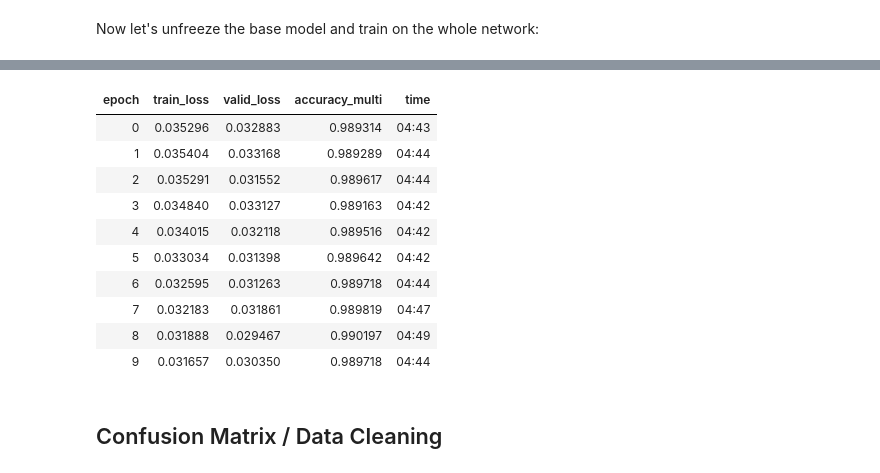
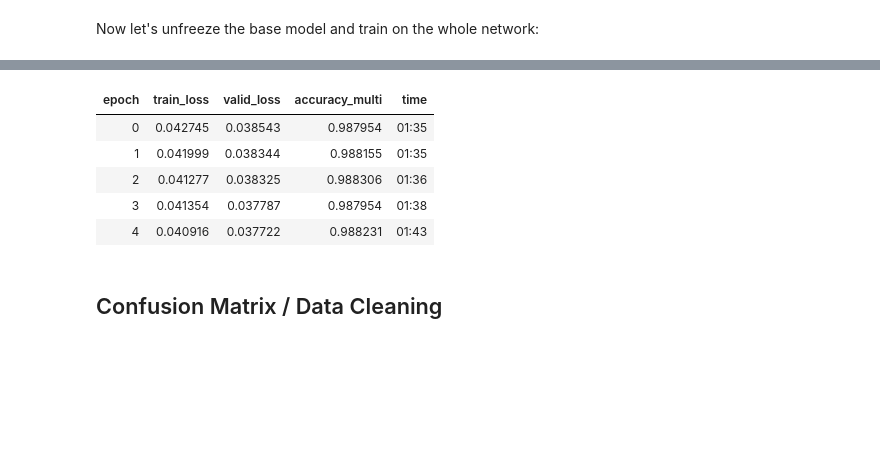
Before and after one commit to cltweedie/audio-app-mf-ct, a Jupyter notebook: model_colab_dev.ipynb, the cells around one changed output, grey strips where cells are left out. Drawn from its saved outputs; the diff is of its cells as text; code cells hidden in the pictures; blank space fills up the shorter version.

```diff
--- a/model_colab_dev.ipynb
+++ b/model_colab_dev.ipynb
@@ -423,6 +394,6 @@ Below are different options for learners - for experimentation
 # torch.nn.BCEWithLogitsLoss() = Binary Cross Entropy Loss from pytorch
 # accuracy_multi for multi label
 
-model = create_cnn_model(xresnet18, n_in=1, n_out=80, pretrained=True)
+model = create_cnn_model(xresnet18, n_in=1, n_out=80, pretrained=False)
 
 learn = Learner(dls, model, BCEWithLogitsLossFlat(), metrics=accuracy_multi) # pass custom model to Learner
@@ -450,0 +482,5 @@ learn.fit_one_cycle(10, 3e-2)
+# %%
+learn = Learner(dls, model, BCEWithLogitsLossFlat(), metrics=partial(accuracy_multi, thresh=0.4)) # pass custom model to Learner
+# %%
+# fit with one_cyle learning rate policy
+learn.fit_one_cycle(5, 3e-2)
@@ -463,16 +506,11 @@ SuggestedLRs(lr_min=6.309573450380412e-08, lr_steep=1.5848931980144698e-06)
 # %%
-learn.fit_one_cycle(10, lr_max=slice(1e-5,1e-3))
+learn.fit_one_cycle(5, lr_max=slice(1e-5,1e-3))
 # %% [output]
 | epoch | train_loss | valid_loss | accuracy_multi | time |
-| 0 | 0.035296 | 0.032883 | 0.989314 | 04:43 |
-| 1 | 0.035404 | 0.033168 | 0.989289 | 04:44 |
-| 2 | 0.035291 | 0.031552 | 0.989617 | 04:44 |
-| 3 | 0.034840 | 0.033127 | 0.989163 | 04:42 |
-| 4 | 0.034015 | 0.032118 | 0.989516 | 04:42 |
-| 5 | 0.033034 | 0.031398 | 0.989642 | 04:42 |
-| 6 | 0.032595 | 0.031263 | 0.989718 | 04:44 |
-| 7 | 0.032183 | 0.031861 | 0.989819 | 04:47 |
-| 8 | 0.031888 | 0.029467 | 0.990197 | 04:49 |
-| 9 | 0.031657 | 0.030350 | 0.989718 | 04:44 |
+| 0 | 0.042745 | 0.038543 | 0.987954 | 01:35 |
+| 1 | 0.041999 | 0.038344 | 0.988155 | 01:35 |
+| 2 | 0.041277 | 0.038325 | 0.988306 | 01:36 |
+| 3 | 0.041354 | 0.037787 | 0.987954 | 01:38 |
+| 4 | 0.040916 | 0.037722 | 0.988231 | 01:43 |
 # %%
 # Save the stage 2 model
```
Also changed, not shown: parts of 75 cells of this notebook.
